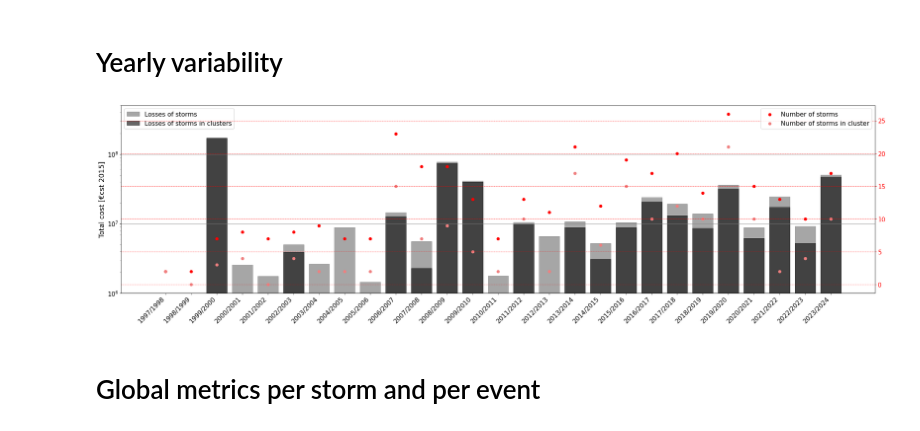
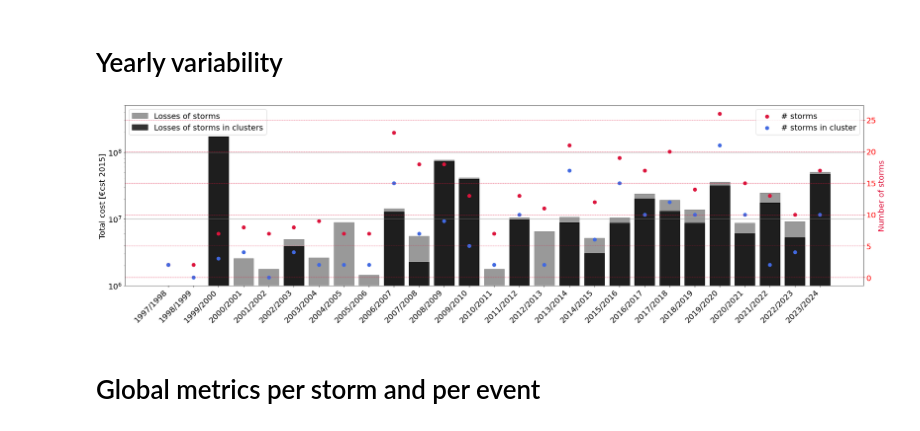
Before and after one commit to laurahasbini/Unravelling_cluster_impact, a Jupyter notebook: summary_catalog.ipynb, the cells around one changed output. Cells and saved outputs as stored; diff of their text form; code cells hidden in the pictures.

```diff
--- a/summary_catalog.ipynb
+++ b/summary_catalog.ipynb
@@ -334,51 +338,55 @@ sinclim_clust_grp_winter = sinclim_clust.groupby("season").agg(num_chg_brut_tot
                                                                nb_clust         = ('clust_id', 'nunique')).reset_index()
 # %%
 # Plot
+fontsize=20
 fig, ax1 = plt.subplots(figsize=(28, 8))
 bars = ax1.bar(sinclim_storm_grp_winter.season, sinclim_storm_grp_winter.num_chg_brut_tot,
-               alpha=0.7, edgecolor='gray', color='gray', label="Losses of storms")
+               alpha=0.8, edgecolor='gray', color='gray', label="Losses of storms")
 ax1.bar(sinclim_clust_grp_winter.season, sinclim_clust_grp_winter.num_chg_brut_tot,
-               alpha=0.6, edgecolor='black', color='black', label="Losses of storms in clusters")
-plt.legend(fontsize=16, loc='upper left', facecolor='white', framealpha=1)
+               alpha=0.8, edgecolor='black', color='black', label="Losses of storms in clusters")
+plt.legend(fontsize=fontsize, loc='upper left', facecolor='white', framealpha=1)
 
 # Set up y-axis (symlog scale)
 ax1.set_yscale('symlog', linthresh=10**6)
 ax1.yaxis.set_major_locator(LogLocator(base=10.0))
 ax1.yaxis.set_minor_locator(LogLocator(base=10.0, subs='auto'))
 ax1.grid(which='major', axis='y', linestyle='-', color='gray', alpha=0.7)
 # ax1.grid(which='minor', axis='y', linestyle='--', color='lightgray', alpha=0.5)
 
 # Labels and title
-ax1.set_ylabel('Total cost [€cst 2015]', fontsize=18)
+ax1.set_ylabel('Total cost [€cst 2015]', fontsize=fontsize)
 ax1.set_ylim((10**6, 5*10**8))
-ax1.tick_params(axis='y', which='major', labelsize=15)
+ax1.tick_params(axis='y', which='major', labelsize=fontsize)
 
 # Number of storm count
 ax2 = ax1.twinx()
 ax2.scatter(sinclim_storm_grp_winter.season, sinclim_storm_grp_winter.nb_storm,
-            s=50, label='Number of storms', color="red")
+            s=80, label='# storms', color="crimson")
 ax2.scatter(sinclim_storm_grp_winter.season, sinclim_storm_grp_winter.nb_storm_clust,
-            s=50, label='Number of storms in cluster', color="lightcoral")
-ax2.tick_params(axis='y', which='major', labelsize=15, colors="red")
-ax2.grid(which='major', axis='y', linestyle='--', color='red', alpha=0.7)
+            s=80, label='# storms in cluster', color="royalblue")
+ax2.tick_params(axis='y', which='major', labelsize=fontsize, colors="red")
+ax2.grid(which='major', axis='y', linestyle='--', color='crimson', alpha=0.7)
+ax2.set_ylabel('Number of storms', fontsize=fontsize, color='crimson')
 
 # Customize x-axis labels
 # date_ticks = [date.strftime('%Y-%m-%d') for date in sinclim_storm_top.storm_landing_date]
 # ax1.set_xticks(ticks=sinclim_storm_grp_winter.season, labels=sinclim_storm_grp_winter.season, rotation=45, ha='right', fontsize=16)
 season_labels = [f"{year}/{str(year + 1)}" for year in sinclim_storm_grp_winter.season]
 ax1.set_xticks(ticks=sinclim_storm_grp_winter.season)
-ax1.set_xticklabels(labels=season_labels, rotation=45, ha='right', fontsize=16)
+ax1.set_xticklabels(labels=season_labels, rotation=45, ha='right', fontsize=fontsize)
 
 plt.tight_layout()
-plt.legend(fontsize=16)
+plt.legend(fontsize=fontsize)
 plt.show()
 # Save figure
-# fig.savefig(path_save_fig+"summary-per-season_"+window+"_unique-"+method+"_min"+str(min_claim)+"_priestley_ALL_"+period+"_r1300.png",
-#             transparent=True, bbox_inches='tight')
-# fig.savefig(path_save_fig+"summary-per-season_"+window+"_unique-"+method+"_min"+str(min_claim)+"_priestley_ALL_"+period+"_r1300.svg",
-#             format="svg", bbox_inches="tight", dpi=300, transparent=True)
+fig.savefig(path_save_fig+"summary-per-season_"+window+"_unique-"+method+"_min"+str(min_claim)+"_priestley_ALL_"+period+"_r1300.png",
+            transparent=True, bbox_inches='tight', dpi=300)
+fig.savefig(path_save_fig+"summary-per-season_"+window+"_unique-"+method+"_min"+str(min_claim)+"_priestley_ALL_"+period+"_r1300.svg",
+            format="svg", bbox_inches="tight", dpi=300, transparent=True)
+fig.savefig(path_save_fig+"summary-per-season_"+window+"_unique-"+method+"_min"+str(min_claim)+"_priestley_ALL_"+period+"_r1300.pdf",
+            format="pdf", bbox_inches="tight", dpi=300, transparent=True)
 # %% [output]
-[figure, old version]
+[figure, new version]
 # %% [markdown]
 # Global metrics per storm and per event
 # %%
```
Also changed, not shown: parts of 4 cells of this notebook, 7 other files.
